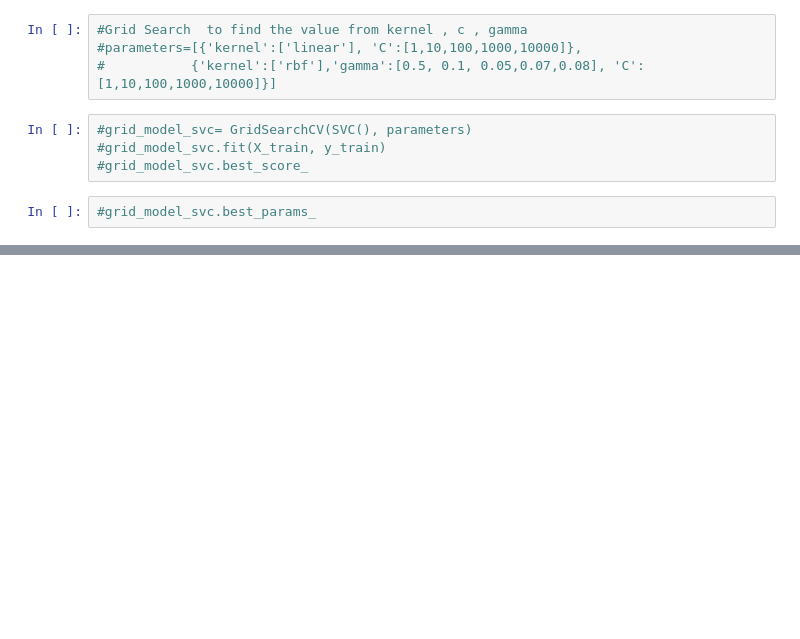
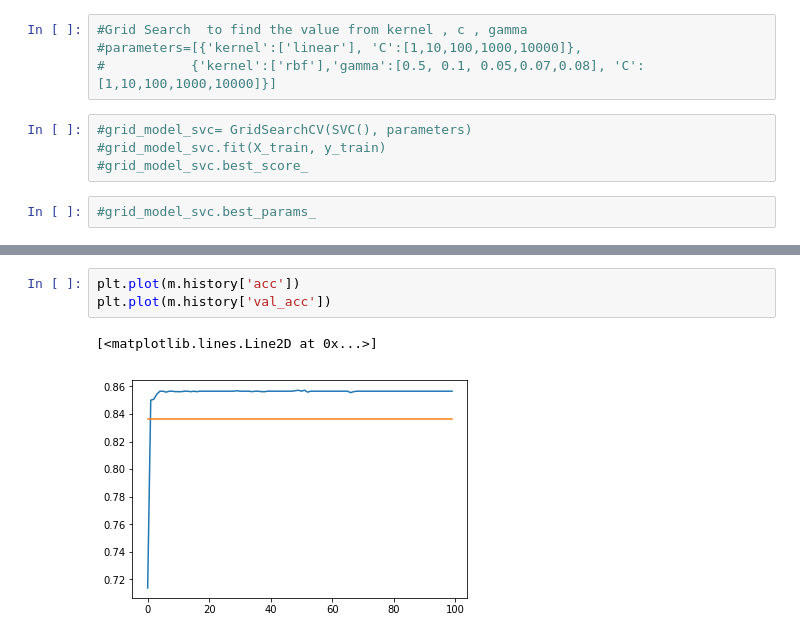
Before and after one commit to Meghashyamt/Telecom-Project, a Jupyter notebook: Telecom_AllAlgorithms.ipynb, the cells around one changed output, grey strips where cells are left out. Saved outputs shown, nothing was run; the diff lists cells and outputs as text; blank space fills up the shorter version.

```diff
--- a/Telecom_AllAlgorithms.ipynb
+++ b/Telecom_AllAlgorithms.ipynb
@@ -117,0 +179,6 @@ from sklearn.model_selection import GridSearchCV
+# %%
+plt.plot(m.history['acc'])
+plt.plot(m.history['val_acc'])
+# %% [output]
+[<matplotlib.lines.Line2D at 0x...>]
+[figure, added]
```
Also changed, not shown: parts of 14 cells of this notebook.
